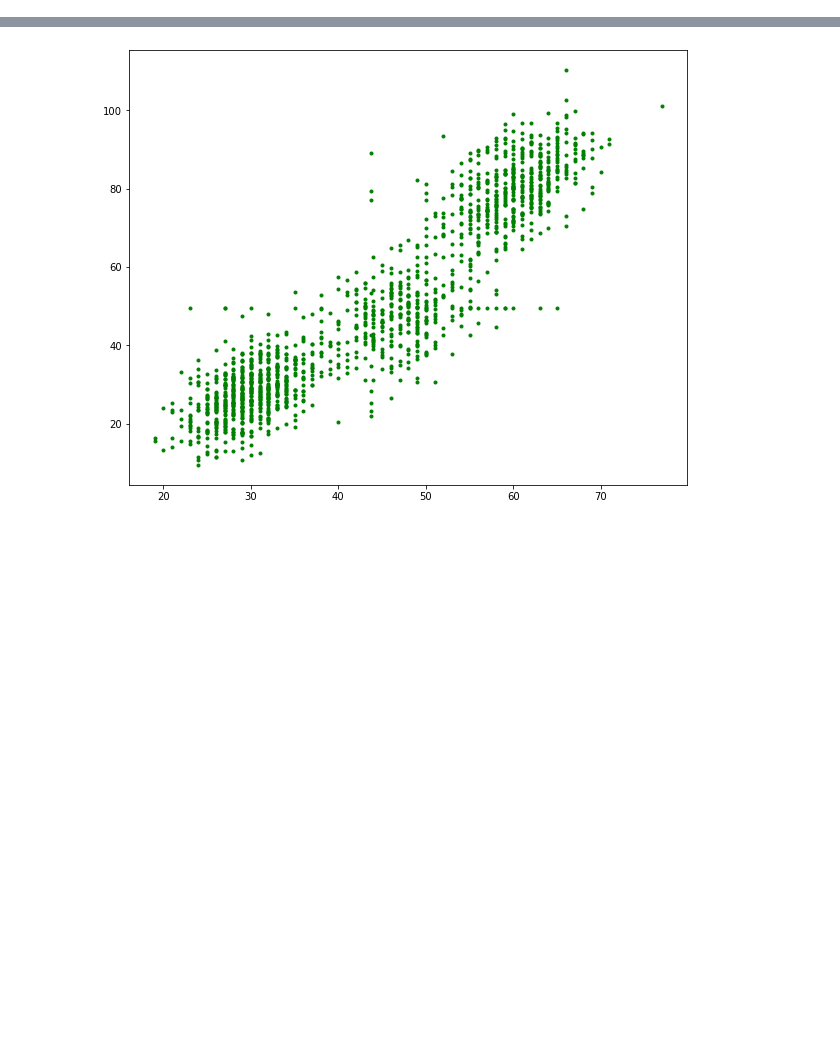
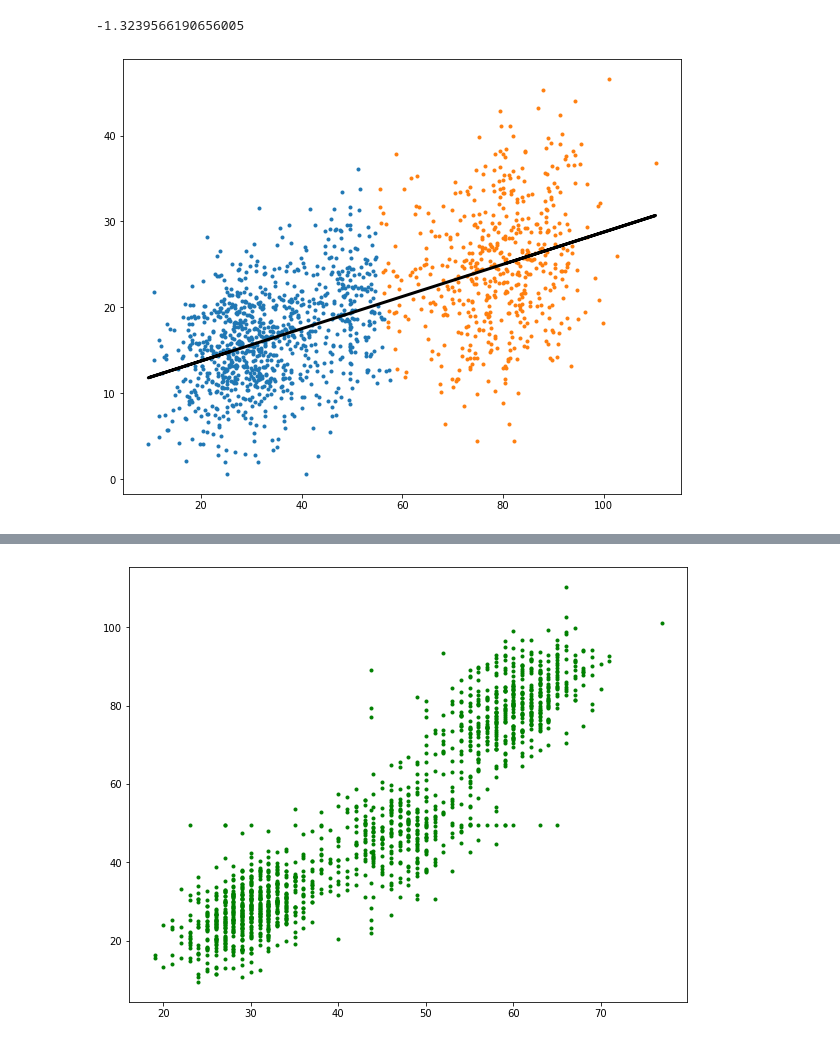
Before and after one commit to jensthetree/DsciFinalProj, a Jupyter notebook: Final Project.ipynb, the cells around one changed output, grey strips where cells are left out. Saved outputs shown, nothing was run; the diff lists cells and outputs as text; code cells hidden in the pictures; blank space fills up the shorter version.

```diff
--- a/Final Project.ipynb
+++ b/Final Project.ipynb
@@ -49,12 +51,26 @@ SYplot = plt.scatter(SY['salary'],SY['years_res'],c='green',marker='.')
 # %%
 #SYplot clusters
+# and line of best fit
+
+
+x= SY['salary']
+y = SY['years_res']
 fig= plt.figure(figsize=(10,8))
 SY_np = SY.to_numpy()
 kmeans = KMeans(n_clusters=2).fit(SY_np)
 group1 = SY[kmeans.labels_ == 0]
 group2 = SY[kmeans.labels_ == 1]
 plt.scatter(group1['salary'], group1['years_res'], marker='.')
 plt.scatter(group2['salary'], group2['years_res'], marker='.')
+#add line of best fit to plot
+a, b = np.polyfit(x, y, 1)
+plt.plot(x, a*x+b, color = 'black', linewidth=3)
+# add r-squared value
+r_squared = r2_score(x,y)
+print(r_squared)
+# %% [output]
+-1.3239566190656005
+[figure, added]
 # %%
 dbi_dict = {}
 for i in range(2,21):
```
Also changed, not shown: parts of 9 cells of this notebook.
